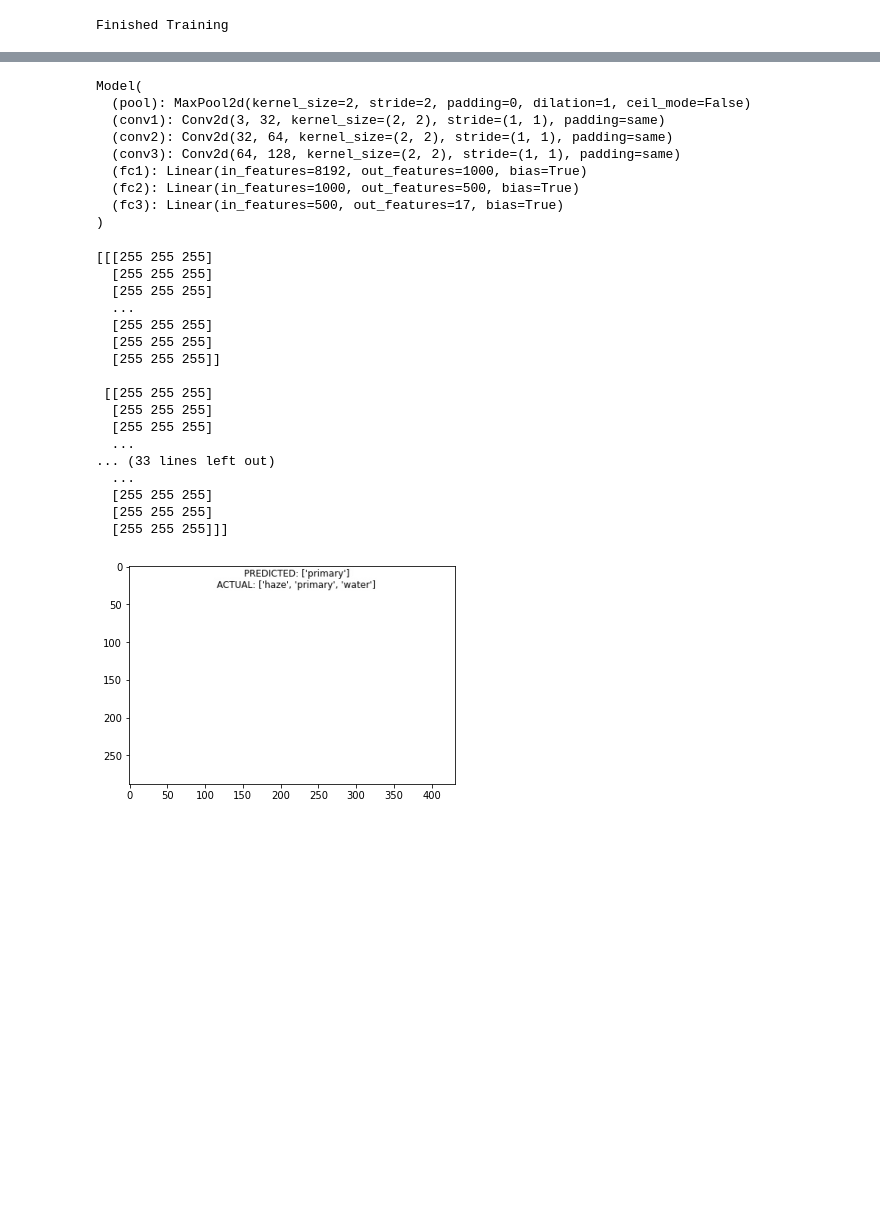
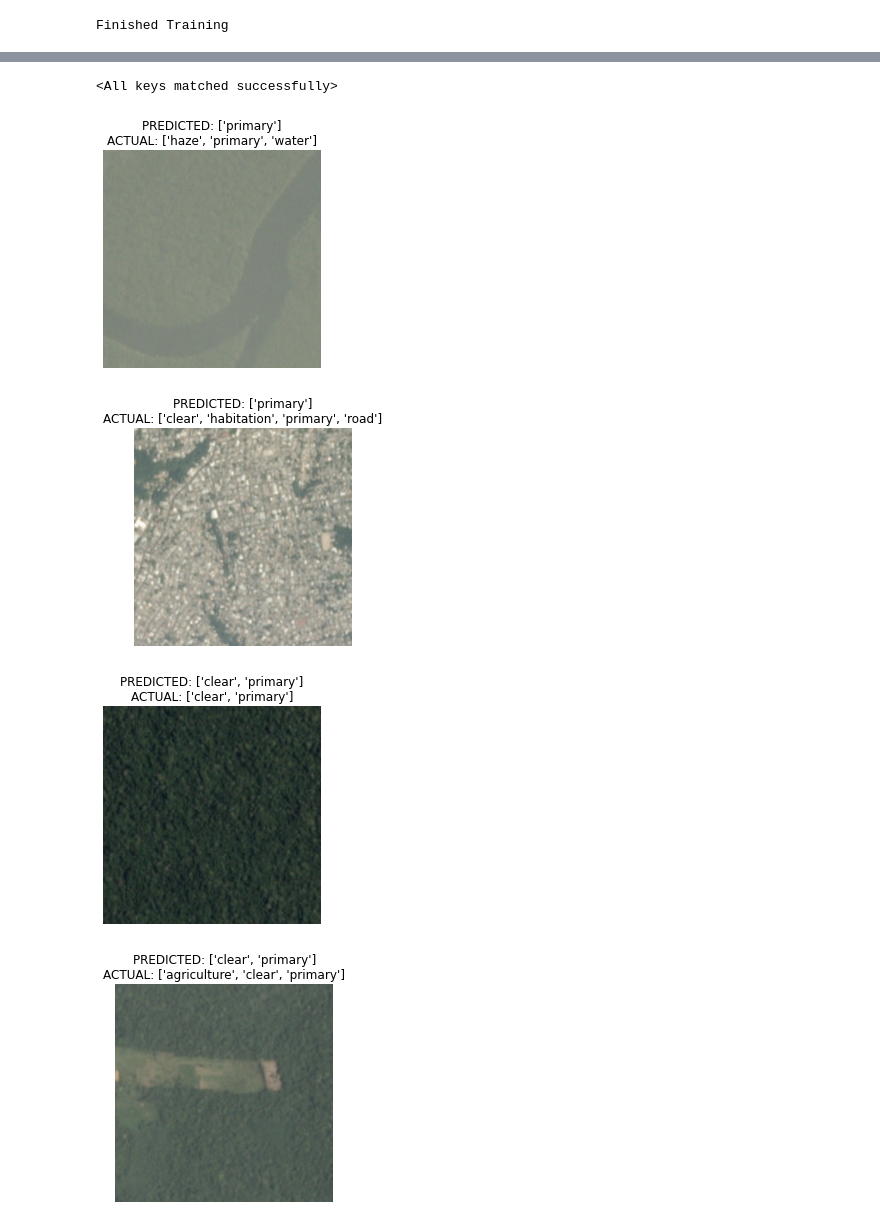
Before and after one commit to cris-scheib/satellite-image-classifier, a Jupyter notebook: Classifier.ipynb, the cells around one changed output, grey strips where cells are left out. Saved outputs shown, nothing was run; the diff lists cells and outputs as text; code cells hidden in the pictures; blank space fills up the shorter version.

Commit message:
Inserted the model prediction

```diff
--- a/Classifier.ipynb
+++ b/Classifier.ipynb
@@ -252,65 +252,35 @@ plt.show()
 # %%
 torch.save(model.state_dict(), 'model/tensor.pth')
 # %%
-device = torch.device("cuda")
 model = Model()
 model.load_state_dict(torch.load('model/tensor.pth'))
-model.to(device)
 # %% [output]
-Model(
-  (pool): MaxPool2d(kernel_size=2, stride=2, padding=0, dilation=1, ceil_mode=False)
-  (conv1): Conv2d(3, 32, kernel_size=(2, 2), stride=(1, 1), padding=same)
-  (conv2): Conv2d(32, 64, kernel_size=(2, 2), stride=(1, 1), padding=same)
-  (conv3): Conv2d(64, 128, kernel_size=(2, 2), stride=(1, 1), padding=same)
-  (fc1): Linear(in_features=8192, out_features=1000, bias=True)
-  (fc2): Linear(in_features=1000, out_features=500, bias=True)
-  (fc3): Linear(in_features=500, out_features=17, bias=True)
-)
+<All keys matched successfully>
 # %%
 import matplotlib.image as mpimg
+%matplotlib inline
 
 for i, data in enumerate(test_loader, 0):
         # get the inputs; data is a list of [inputs, labels]
         inputs, labels, image = data
         outputs = model(inputs)
         outputs = torch.sigmoid(outputs)
 
         string_actual = oneHotDecode(labels[0])
         string_predicted = oneHotDecode(outputs[0])
 
 
         inputs = inputs.squeeze(0)
         inputs = inputs.detach().cpu().numpy()
         inputs = np.transpose(inputs, (1, 2, 0))
 
-
-        #img = mpimg.imread(image[0])
-        #plt.figure(figsize = (15, 5))
-        #plt.title(f"PREDICTED: {string_predicted}\nACTUAL: {string_actual}")
-        #plt.axis('off')
-        #plt.imshow(img)
-
         img = mpimg.imread(image[0])
-        print(img)
-        imgplot = plt.imshow(img)
-        plt.show()
-        break
+        plt.figure()
+        plt.title(f"PREDICTED: {string_predicted}\nACTUAL: {string_actual}")
+        plt.axis('off')
+        plt.imshow(img)
 # %% [output]
-[[[255 255 255]
-  [255 255 255]
-  [255 255 255]
-  ...
-  [255 255 255]
-  [255 255 255]
-  [255 255 255]]
-
- [[255 255 255]
-  [255 255 255]
-  [255 255 255]
-  ...
-... (33 lines left out)
-  ...
-  [255 255 255]
-  [255 255 255]
-  [255 255 255]]]
-[figure, old version]
+[figure, new version]
+[figure, added]
+[figure, added]
+[figure, added]
```
Also changed, not shown: parts of 3 cells of this notebook, 1 other file.
